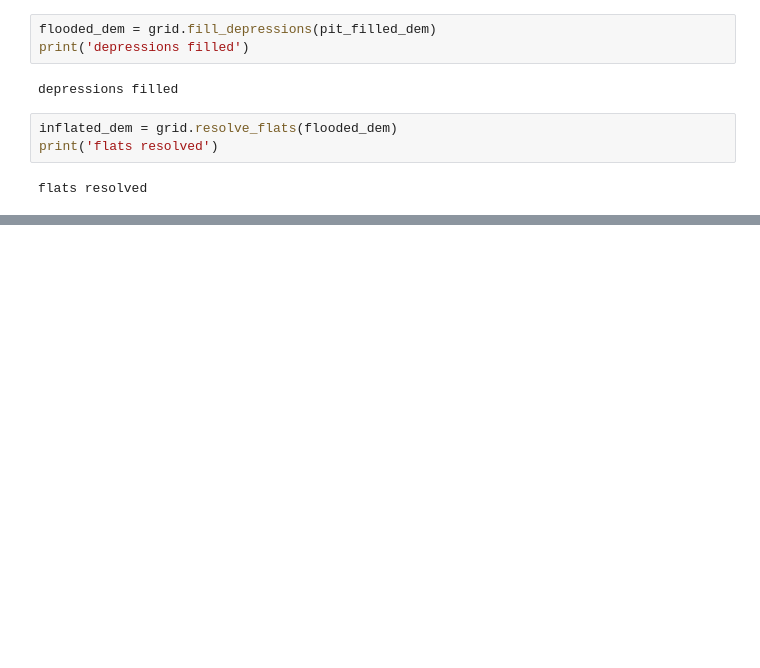
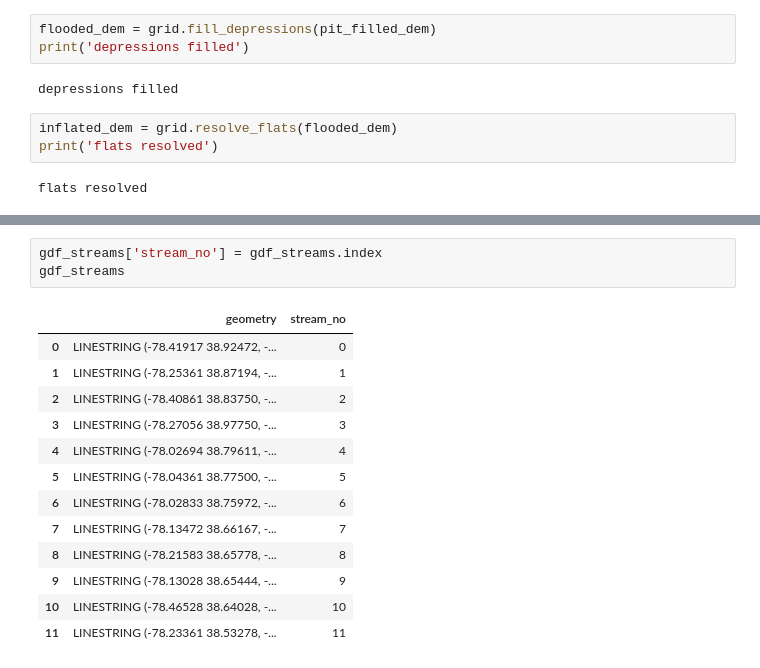
Before and after one commit to ntlewis1251/Nick-Lewis-Research, a Jupyter notebook: working_files/get_basins.ipynb, the cells around one changed output, grey strips where cells are left out. Drawn from its saved outputs; the diff is of its cells as text; blank space fills up the shorter version.

```diff
--- a/working_files/get_basins.ipynb
+++ b/working_files/get_basins.ipynb
@@ -78,0 +102,17 @@ print(acc.view())
+# %%
+gdf_streams['stream_no'] = gdf_streams.index
+gdf_streams
+# %% [output]
+|  | geometry | stream_no |
+| 0 | LINESTRING (-78.41917 38.92472, -... | 0 |
+| 1 | LINESTRING (-78.25361 38.87194, -... | 1 |
+| 2 | LINESTRING (-78.40861 38.83750, -... | 2 |
+| 3 | LINESTRING (-78.27056 38.97750, -... | 3 |
+| 4 | LINESTRING (-78.02694 38.79611, -... | 4 |
+| 5 | LINESTRING (-78.04361 38.77500, -... | 5 |
+| 6 | LINESTRING (-78.02833 38.75972, -... | 6 |
+| 7 | LINESTRING (-78.13472 38.66167, -... | 7 |
+| 8 | LINESTRING (-78.21583 38.65778, -... | 8 |
+| 9 | LINESTRING (-78.13028 38.65444, -... | 9 |
+| 10 | LINESTRING (-78.46528 38.64028, -... | 10 |
+| 11 | LINESTRING (-78.23361 38.53278, -... | 11 |
```
Also changed, not shown: parts of 12 cells of this notebook, 1 other file.
